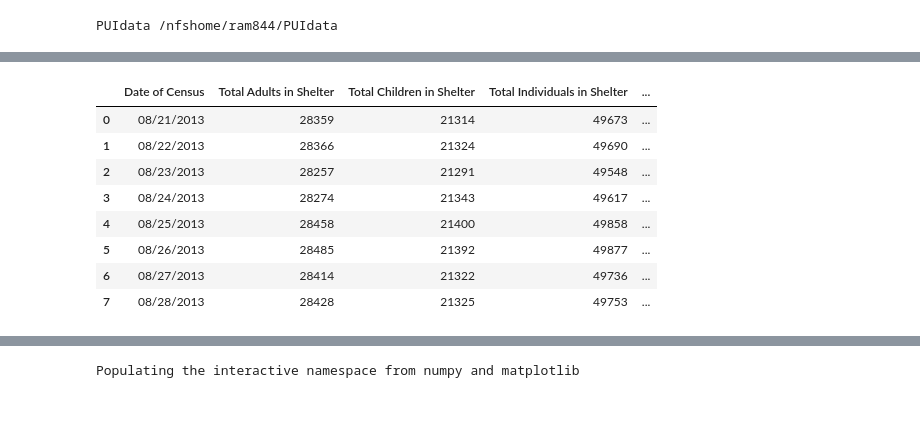
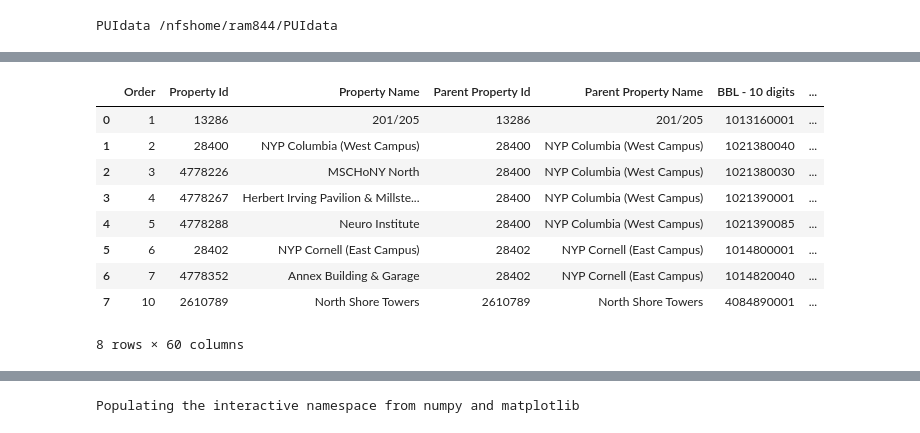
Before and after one commit to RossMacW/PUI2018_ram844, a Jupyter notebook: HW3_ram844/Assignment2/Assignment2.ipynb, the cells around one changed output, grey strips where cells are left out. Cells and saved outputs as stored; diff of their text form; code cells hidden in the pictures.

```diff
--- a/HW3_ram844/Assignment2/Assignment2.ipynb
+++ b/HW3_ram844/Assignment2/Assignment2.ipynb
@@ -34,18 +37,19 @@ dhsdaily.csv
 # %%
 #read in the data with pandas
-dhs = pd.read_csv("%s/dhsdaily.csv"%os.getenv("PUIDATA"))
+nrg = pd.read_csv("%s/energy16.csv"%os.getenv("PUIDATA"))
 # %%
 #print the fist 8 lines out
-dhs.head(8)
+nrg.head(8)
 # %% [output]
-|  | Date of Census | Total Adults in Shelter | Total Children in Shelter | Total Individuals in Shelter | ... |
-| 0 | 08/21/2013 | 28359 | 21314 | 49673 | ... |
-| 1 | 08/22/2013 | 28366 | 21324 | 49690 | ... |
-| 2 | 08/23/2013 | 28257 | 21291 | 49548 | ... |
-| 3 | 08/24/2013 | 28274 | 21343 | 49617 | ... |
-| 4 | 08/25/2013 | 28458 | 21400 | 49858 | ... |
-| 5 | 08/26/2013 | 28485 | 21392 | 49877 | ... |
-| 6 | 08/27/2013 | 28414 | 21322 | 49736 | ... |
-| 7 | 08/28/2013 | 28428 | 21325 | 49753 | ... |
+|  | Order | Property Id | Property Name | Parent Property Id | Parent Property Name | BBL - 10 digits | ... |
+| 0 | 1 | 13286 | 201/205 | 13286 | 201/205 | 1013160001 | ... |
+| 1 | 2 | 28400 | NYP Columbia (West Campus) | 28400 | NYP Columbia (West Campus) | 1021380040 | ... |
+| 2 | 3 | 4778226 | MSCHoNY North | 28400 | NYP Columbia (West Campus) | 1021380030 | ... |
+| 3 | 4 | 4778267 | Herbert Irving Pavilion & Millste... | 28400 | NYP Columbia (West Campus) | 1021390001 | ... |
+| 4 | 5 | 4778288 | Neuro Institute | 28400 | NYP Columbia (West Campus) | 1021390085 | ... |
+| 5 | 6 | 28402 | NYP Cornell (East Campus) | 28402 | NYP Cornell (East Campus) | 1014800001 | ... |
+| 6 | 7 | 4778352 | Annex Building & Garage | 28402 | NYP Cornell (East Campus) | 1014820040 | ... |
+| 7 | 10 | 2610789 | North Shore Towers | 2610789 | North Shore Towers | 4084890001 | ... |
+8 rows × 60 columns
 # %%
 #print the last 3 lines out
```
Also changed, not shown: parts of 24 cells of this notebook.
